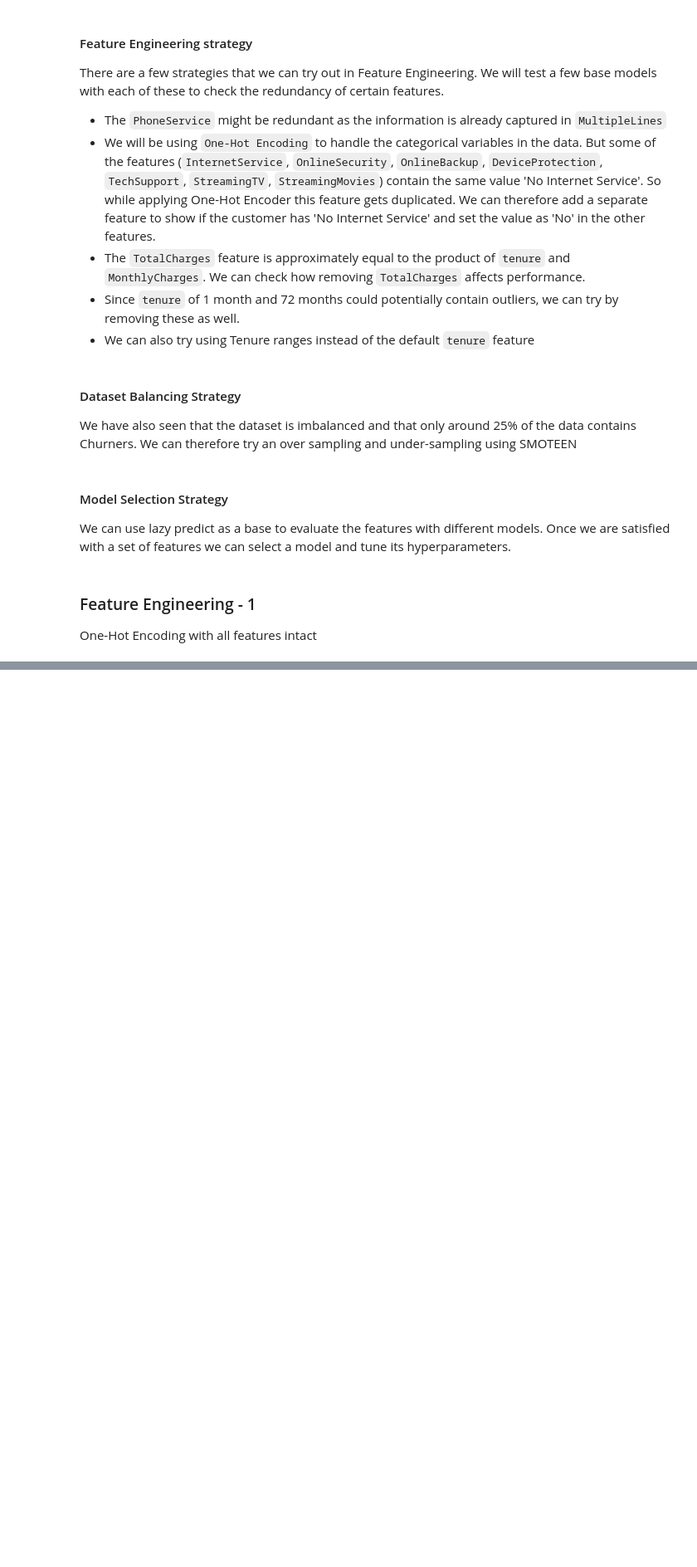
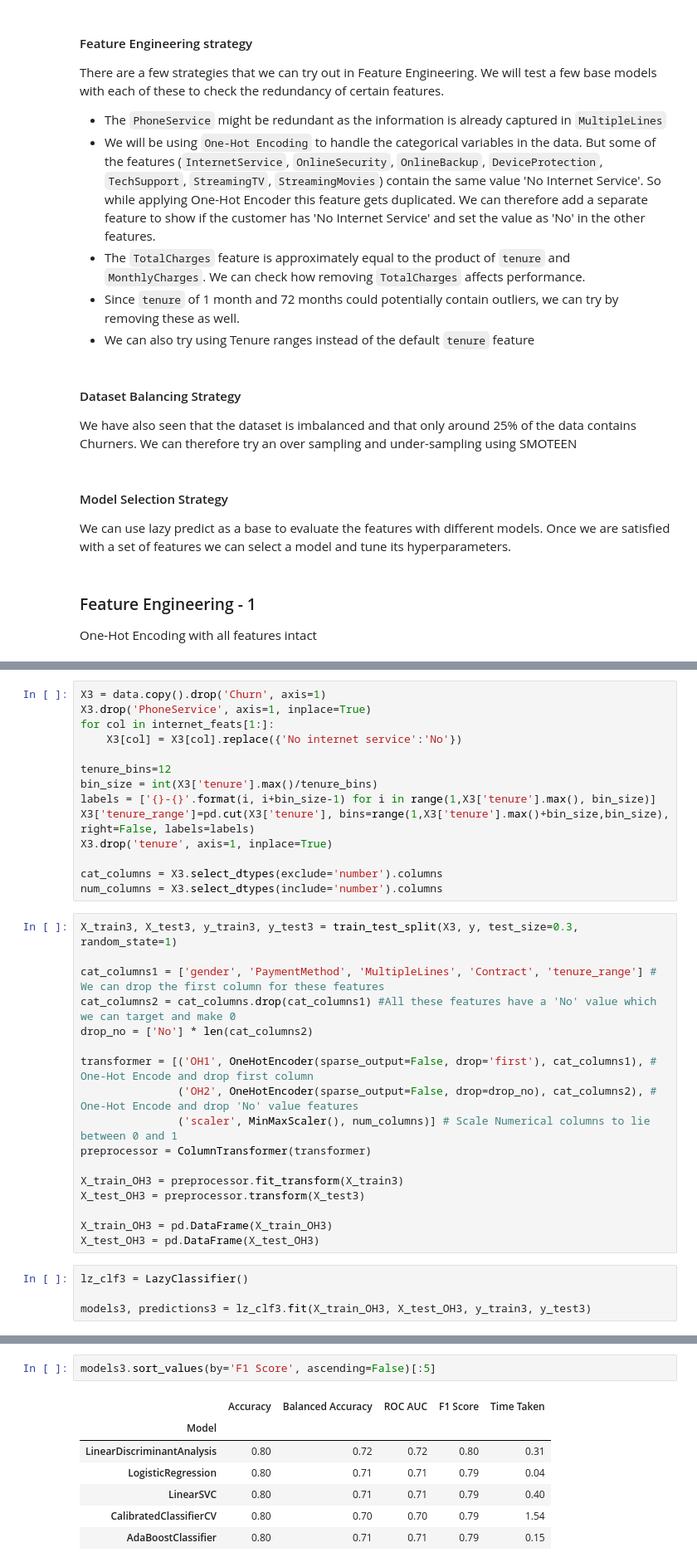
Before and after one commit to ge0rgeth0mas/telco-customer-churn, a Jupyter notebook: telco_customer_churn/modeling/model_feature_selection.ipynb, the cells around one changed output, grey strips where cells are left out. Shown: that part at 83% size. Saved outputs shown, nothing was run; the diff lists cells and outputs as text; blank space fills up the shorter version.

```diff
--- a/telco_customer_churn/modeling/model_feature_selection.ipynb
+++ b/telco_customer_churn/modeling/model_feature_selection.ipynb
@@ -111,0 +295,35 @@ X_train_OH.head()
+# %%
+X3 = data.copy().drop('Churn', axis=1)
+X3.drop('PhoneService', axis=1, inplace=True)
+for col in internet_feats[1:]:
+    X3[col] = X3[col].replace({'No internet service':'No'})
+
+tenure_bins=12
+bin_size = int(X3['tenure'].max()/tenure_bins)
+labels = ['{}-{}'.format(i, i+bin_size-1) for i in range(1,X3['tenure'].max(), bin_size)]
+X3['tenure_range']=pd.cut(X3['tenure'], bins=range(1,X3['tenure'].max()+bin_size,bin_size), right=False, labels=labels)
+X3.drop('tenure', axis=1, inplace=True)
+
+cat_columns = X3.select_dtypes(exclude='number').columns
+num_columns = X3.select_dtypes(include='number').columns
+# %%
+X_train3, X_test3, y_train3, y_test3 = train_test_split(X3, y, test_size=0.3, random_state=1)
+
+cat_columns1 = ['gender', 'PaymentMethod', 'MultipleLines', 'Contract', 'tenure_range'] # We can drop the first column for these features
+cat_columns2 = cat_columns.drop(cat_columns1) #All these features have a 'No' value which we can target and make 0
+drop_no = ['No'] * len(cat_columns2)
+
+transformer = [('OH1', OneHotEncoder(sparse_output=False, drop='first'), cat_columns1), # One-Hot Encode and drop first column
+               ('OH2', OneHotEncoder(sparse_output=False, drop=drop_no), cat_columns2), # One-Hot Encode and drop 'No' value features
+               ('scaler', MinMaxScaler(), num_columns)] # Scale Numerical columns to lie between 0 and 1
+preprocessor = ColumnTransformer(transformer)
+
+X_train_OH3 = preprocessor.fit_transform(X_train3)
+X_test_OH3 = preprocessor.transform(X_test3)
+
+X_train_OH3 = pd.DataFrame(X_train_OH3)
+X_test_OH3 = pd.DataFrame(X_test_OH3)
+# %%
+lz_clf3 = LazyClassifier()
+
+models3, predictions3 = lz_clf3.fit(X_train_OH3, X_test_OH3, y_train3, y_test3)
@@ -111,0 +338,10 @@ X_train_OH.head()
+# %%
+models3.sort_values(by='F1 Score', ascending=False)[:5]
+# %% [output]
+|  | Accuracy | Balanced Accuracy | ROC AUC | F1 Score | Time Taken |
+| Model |  |  |  |  |  |
+| LinearDiscriminantAnalysis | 0.80 | 0.72 | 0.72 | 0.80 | 0.31 |
+| LogisticRegression | 0.80 | 0.71 | 0.71 | 0.79 | 0.04 |
+| LinearSVC | 0.80 | 0.71 | 0.71 | 0.79 | 0.40 |
+| CalibratedClassifierCV | 0.80 | 0.70 | 0.70 | 0.79 | 1.54 |
+| AdaBoostClassifier | 0.80 | 0.71 | 0.71 | 0.79 | 0.15 |
```
Also changed, not shown: parts of 35 cells of this notebook, 1 other file.
